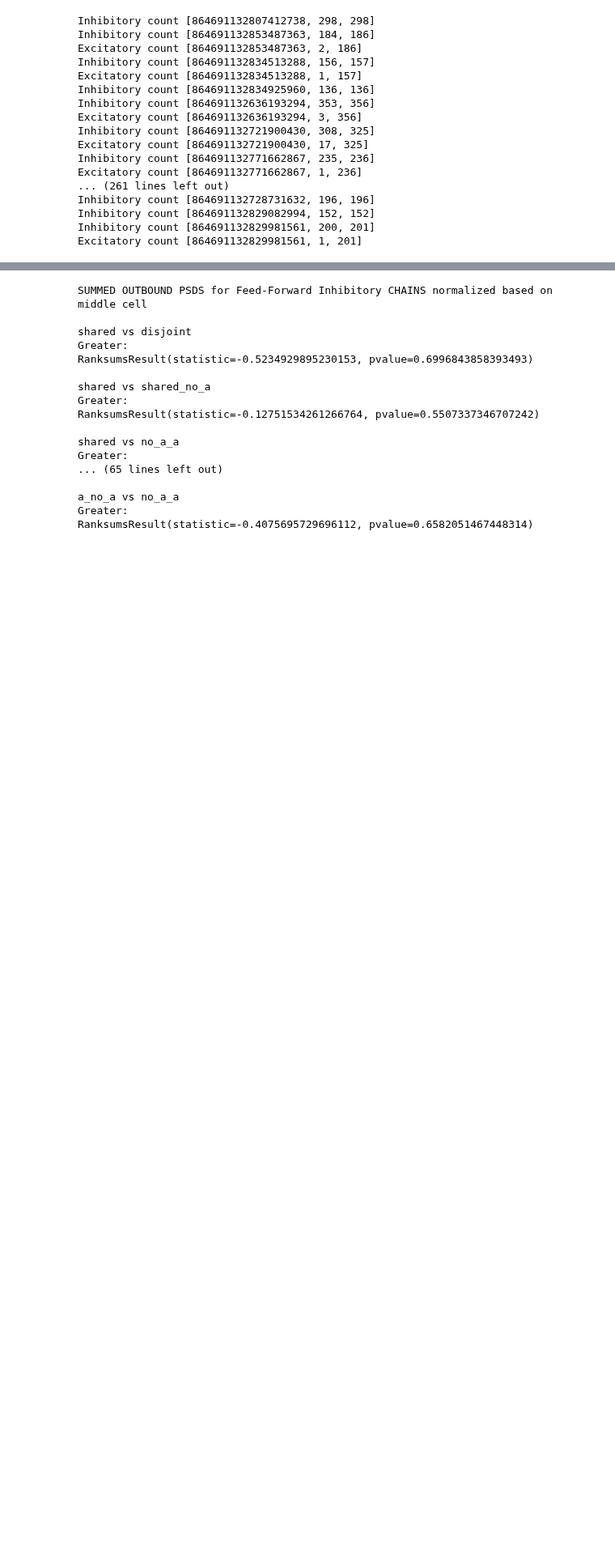
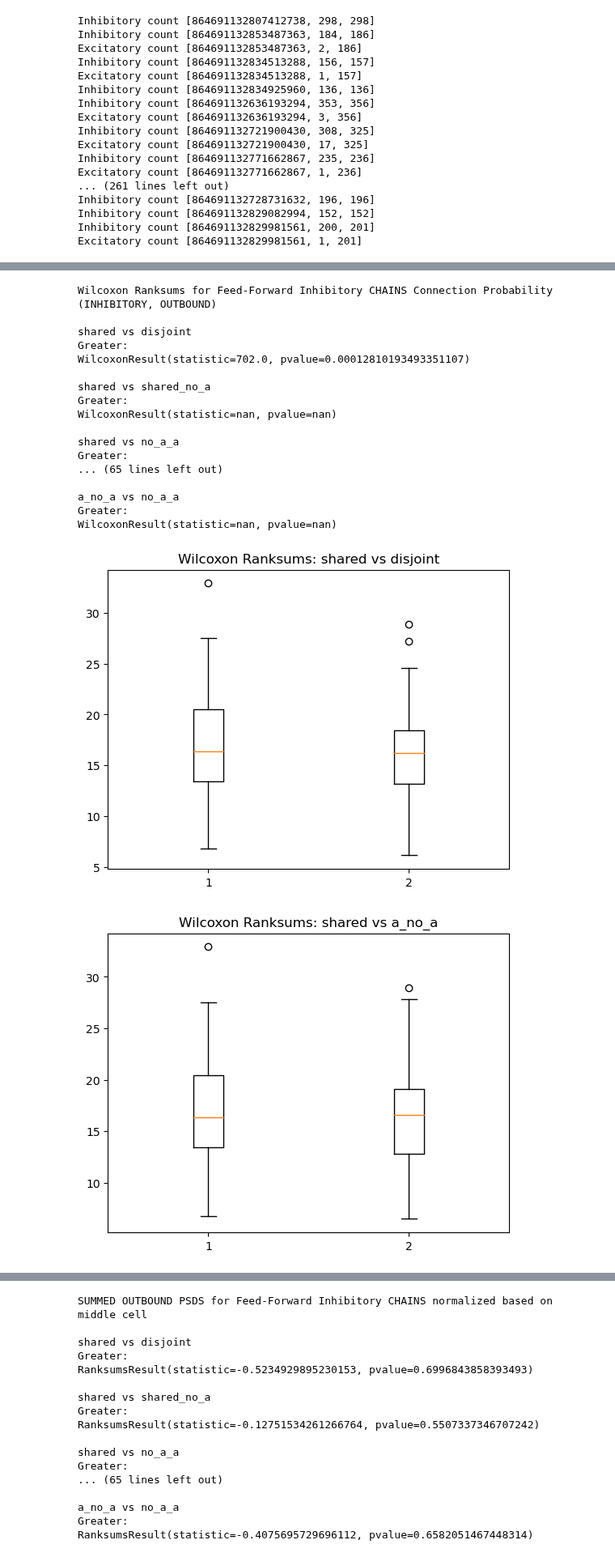
Before and after one commit to Jawagnercarena/Assembly_Organization, a Jupyter notebook: files_to_discuss/SK_chain_participataion_set_analysis_12thNov.ipynb, the cells around one changed output, grey strips where cells are left out. Shown at 81% size. Saved outputs shown, nothing was run; the diff lists cells and outputs as text; code cells hidden in the pictures; blank space fills up the shorter version.

```diff
--- a/files_to_discuss/SK_chain_participataion_set_analysis_12thNov.ipynb
+++ b/files_to_discuss/SK_chain_participataion_set_analysis_12thNov.ipynb
@@ -726,0 +990,43 @@ for cond_function in C:
+# %%
+# Wilcoxon Summed PSDs
+
+# Outbound Summed PSDs
+
+print('\n\nWilcoxon Ranksums for Feed-Forward Inhibitory CHAINS Connection Probability (INHIBITORY, OUTBOUND)')
+for c1 in C:
+    for c2 in C:
+        if c1.__name__ != c2.__name__:
+            print(f'\n{c1.__name__} vs {c2.__name__}')
+             # Find common cells for matched pairs analysis
+            common_cells = set(B_chain_out_inhibitory[c1.__name__].keys()) & set(B_chain_out_inhibitory[c2.__name__].keys())
+            B_chain_out_inhibitory_matched = [B_chain_out_inhibitory[c1.__name__][cell] for cell in common_cells]
+            B_chain_out_inhibitory_matched2 = [B_chain_out_inhibitory[c2.__name__][cell] for cell in common_cells]
+
+            result = stats.wilcoxon((B_chain_out_inhibitory_matched), (B_chain_out_inhibitory_matched2), alternative='greater')
+
+            print('Greater:')
+            print(result)
+            if result.pvalue < 0.05:
+                plt.figure()
+                plt.boxplot([list(B_chain_out_inhibitory_matched), list(B_chain_out_inhibitory_matched2)])
+                plt.title(f'Wilcoxon Ranksums: {c1.__name__} vs {c2.__name__}')
+# %% [output]
+Wilcoxon Ranksums for Feed-Forward Inhibitory CHAINS Connection Probability (INHIBITORY, OUTBOUND)
+
+shared vs disjoint
+Greater:
+WilcoxonResult(statistic=702.0, pvalue=0.00012810193493351107)
+
+shared vs shared_no_a
+Greater:
+WilcoxonResult(statistic=nan, pvalue=nan)
+
+shared vs no_a_a
+Greater:
+... (65 lines left out)
+
+a_no_a vs no_a_a
+Greater:
+WilcoxonResult(statistic=nan, pvalue=nan)
+[figure, added]
+[figure, added]
```
Also changed, not shown: parts of 63 cells of this notebook.
